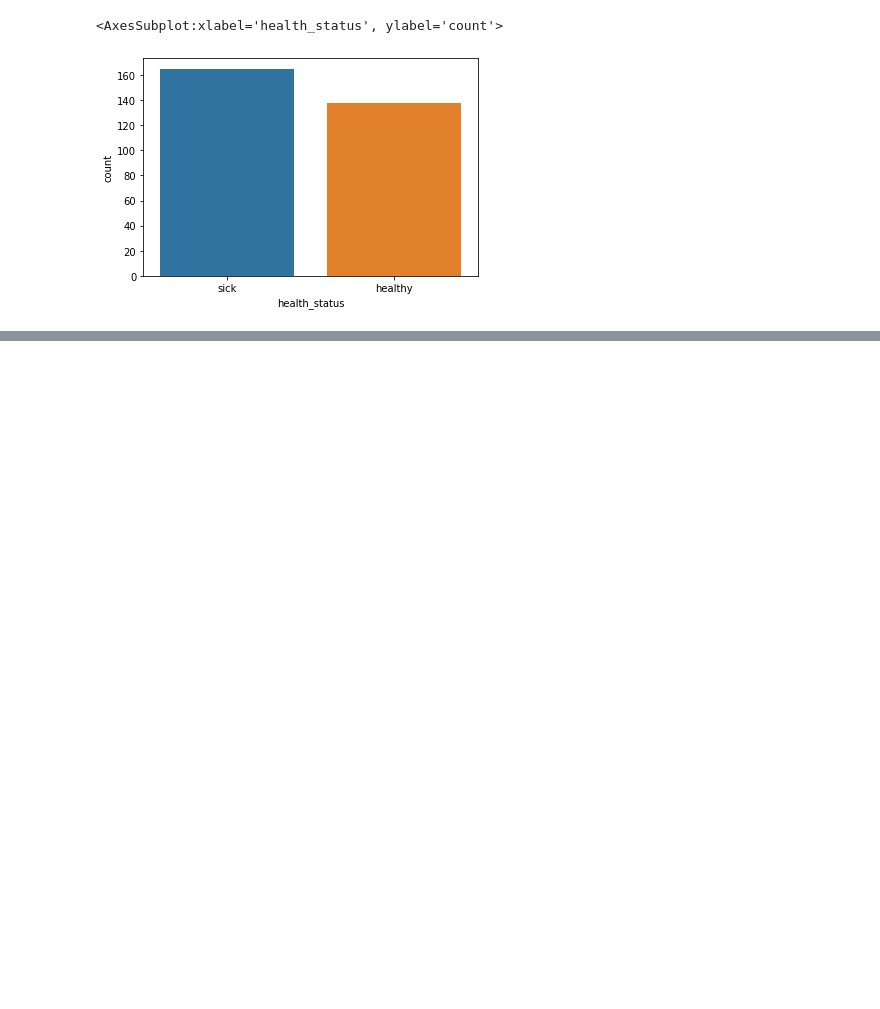
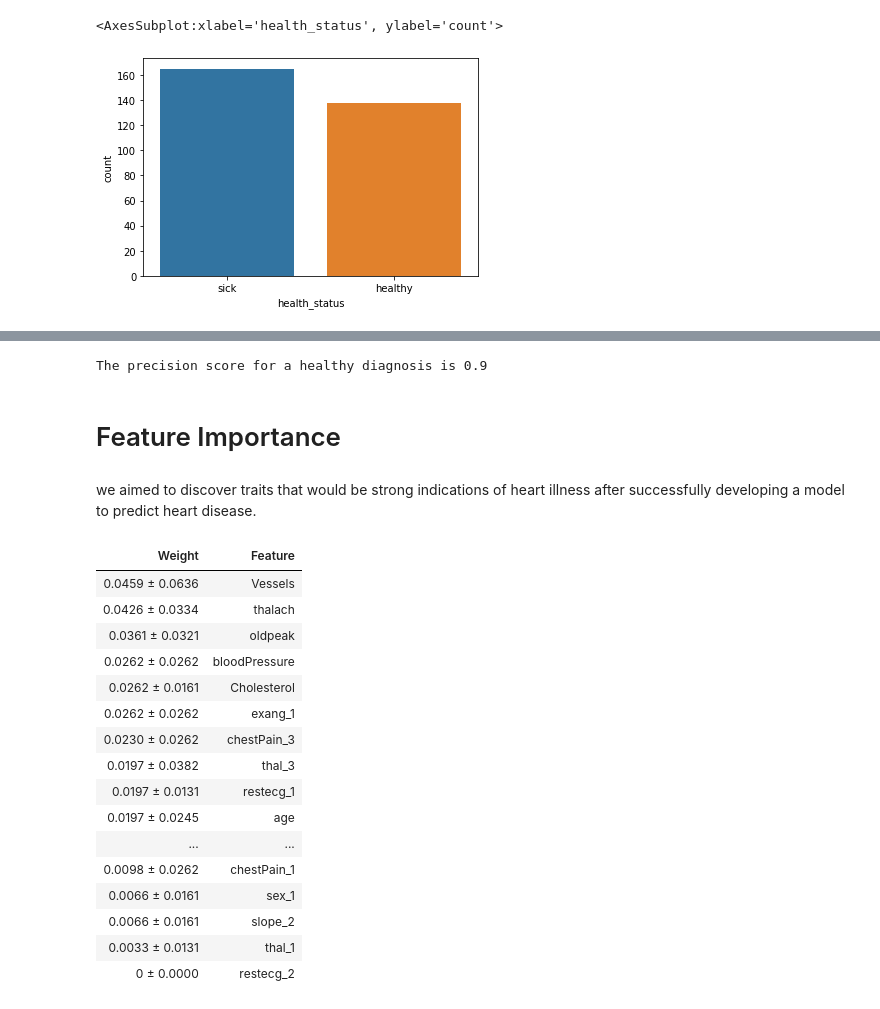
Before and after one commit to VinuriHemalka/ML_Assignment2_IT18257328_IT18257946_IT18220216_IT18231960, a Jupyter notebook: Model_Conclusion.ipynb, the cells around one changed output, grey strips where cells are left out. Cells and saved outputs as stored; diff of their text form; code cells hidden in the pictures; blank space fills up the shorter version.

Commit message:
Update model conclusion file

```diff
--- a/Model_Conclusion.ipynb
+++ b/Model_Conclusion.ipynb
@@ -120,0 +158,30 @@ We sought to model and forecast the presence of heart disease in patients more w
+# %%
+precision = (round(26/29, 2))
+print(f"The precision score for a healthy diagnosis is {precision}") #prediction values of health diagnosis
+# %% [output]
+The precision score for a healthy diagnosis is 0.9
+# %% [markdown]
+# Feature Importance
+# %% [markdown]
+we aimed to discover traits that would be strong indications of heart illness after successfully developing a model to predict heart disease.
+# %%
+perm = PermutationImportance(knn, random_state=42).fit(features_test, labels_test)
+eli5.show_weights(perm, feature_names = features_test.columns.tolist())
+# %% [output]
+| Weight | Feature |
+| 0.0459 ± 0.0636 | Vessels |
+| 0.0426 ± 0.0334 | thalach |
+| 0.0361 ± 0.0321 | oldpeak |
+| 0.0262 ± 0.0262 | bloodPressure |
+| 0.0262 ± 0.0161 | Cholesterol |
+| 0.0262 ± 0.0262 | exang_1 |
+| 0.0230 ± 0.0262 | chestPain_3 |
+| 0.0197 ± 0.0382 | thal_3 |
+| 0.0197 ± 0.0131 | restecg_1 |
+| 0.0197 ± 0.0245 | age |
+| ... | ... |
+| 0.0098 ± 0.0262 | chestPain_1 |
+| 0.0066 ± 0.0161 | sex_1 |
+| 0.0066 ± 0.0161 | slope_2 |
+| 0.0033 ± 0.0131 | thal_1 |
+| 0 ± 0.0000 | restecg_2 |
```
Also changed, not shown: parts of 10 cells of this notebook.
